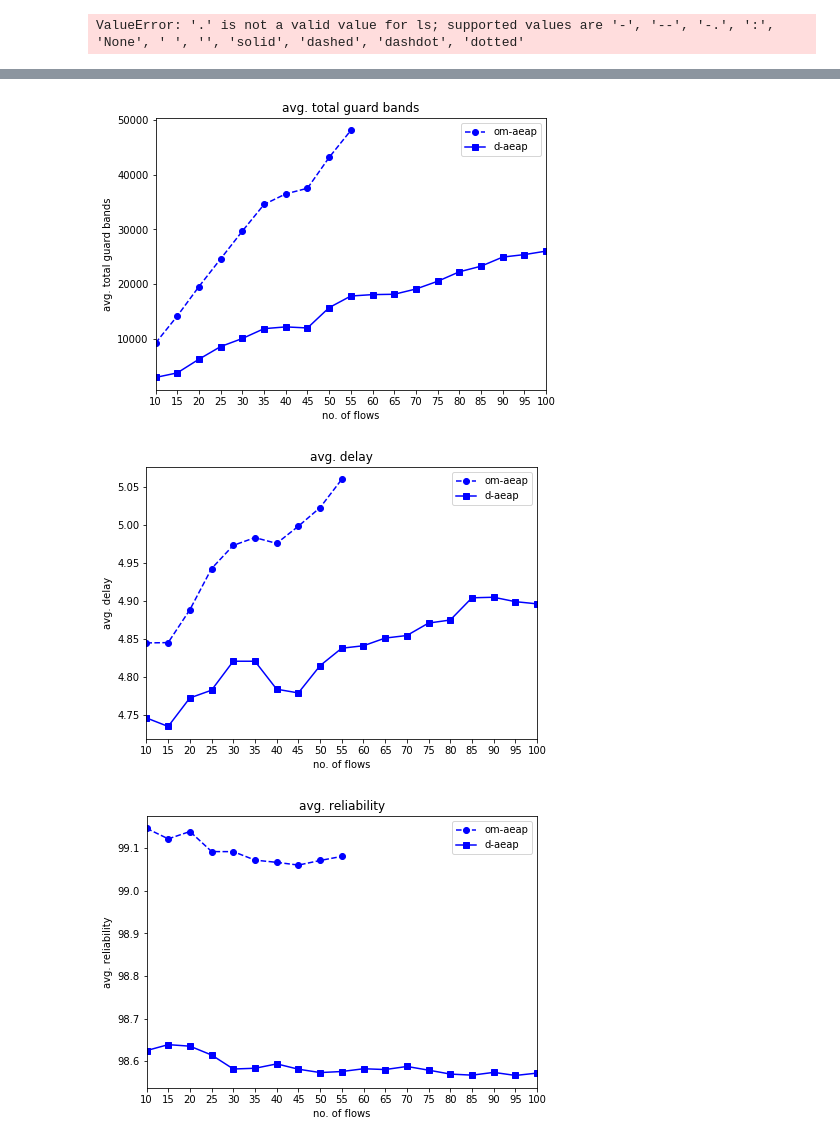
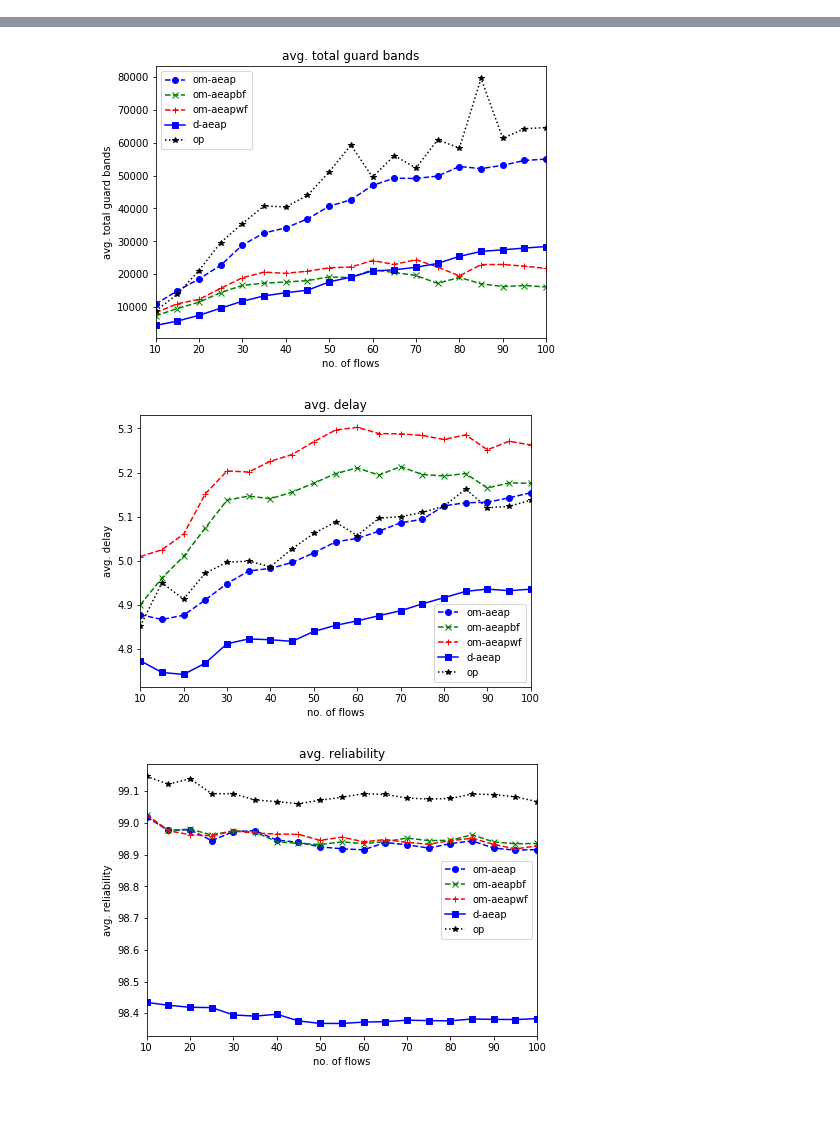
Before and after one commit to ZitaoLi/tsn_routing_scheduling, a Jupyter notebook: res/v_flow_size.ipynb, the cells around one changed output, grey strips where cells are left out. Saved outputs shown, nothing was run; the diff lists cells and outputs as text; code cells hidden in the pictures; blank space fills up the shorter version.

Commit message:
Visualization Scripts:modify; add

```diff
--- a/res/v_flow_size.ipynb
+++ b/res/v_flow_size.ipynb
@@ -22,13 +22,13 @@ filenames_dict = {
 }
 
 for filename in filenames:
-    if re.match(r'b.*(t1|t2).*(ba|rrg).*backtracking.*aeap\.csv', filename):
+    if re.match(r'b.*(t1|t2).*(ba|rrg|er).*backtracking.*aeap\.csv', filename):
         filenames_dict['om-aeap'].append(filename)
-    elif re.match(r'b.*(t1|t2).*(ba|rrg).*backtracking.*aeapbf\.csv', filename):
+    elif re.match(r'b.*(t1|t2).*(ba|rrg|er).*backtracking.*aeapbf\.csv', filename):
         filenames_dict['om-aeapbf'].append(filename)
-    elif re.match(r'b.*(t1|t2).*(ba|rrg).*backtracking.*aeapwf\.csv', filename):
+    elif re.match(r'b.*(t1|t2).*(ba|rrg|er).*backtracking.*aeapwf\.csv', filename):
         filenames_dict['om-aeapwf'].append(filename)
-    elif re.match(r'b.*(t1|t2).*(ba|rrg).*dijkstra.*aeap\.csv', filename):
+    elif re.match(r'b.*(t1|t2).*(ba|rrg|er).*dijkstra.*aeap\.csv', filename):
         filenames_dict['d-aeap'].append(filename)
     # elif re.match(r'b.*t1.*dijkstra.*aeapbf\.csv', filename):
     #     filenames_dict['d-aeapbf'].append(filename)
@@ -95,6 +95,7 @@ for alias, filenames in filenames_dict.items():
                 delay_list.append(int(line[12]))
                 reliability_list.append(float(line[11]))
                 quality_list.append(float(line[0]) - float(line[3]) + float(line[7]) / 100)
+                # quality_list.append(float(line[3]) - float(line[7]) / 100)
                 all_no_of_flow_dict[alias].append(no_of_flow_list)
                 all_no_of_available_flows_dict[alias].append(no_of_available_flows_list)
                 all_max_load_dict[alias].append(max_load_list)
@@ -127,7 +128,8 @@ for alias in filenames_dict.keys():
     avg_quality_array = all_quality_array.mean(axis=1)
     # draw plot
     x = np.array(avg_no_of_flow_array)
-    tick_spacing = 5
+    # x = np.arange(11) * 10
+    tick_spacing = 10
     # markers = {'om-aeap': 'o', 'd-aeap': 'x', 'op': '+'}
     markers = {
         'om-aeap': 'o', 'om-aeapbf': 'x', 'om-aeapwf': '+',
@@ -142,7 +144,7 @@ for alias in filenames_dict.keys():
     linestyles = {
         'om-aeap': '--', 'om-aeapbf': '--', 'om-aeapwf': '--',
         'd-aeap': '-', 'd-aeapbf': '-.', 'd-aeapwf': '-.',
-        'op': '.',
+        'op': ':',
     }
     # no. of available flows
     ax_1.plot(x, avg_no_of_available_flows_array, label='{}'.format(alias),
@@ -213,4 +215,3 @@ for alias in filenames_dict.keys():
     ax_8.set_ylabel('relative quality')
     ax_8.legend()
 # %% [output]
-ValueError: '.' is not a valid value for ls; supported values are '-', '--', '-.', ':', 'None', ' ', '', 'solid', 'dashed', 'dashdot', 'dotted'
@@ -221,3 +222,3 @@ ValueError: '.' is not a valid value for ls; supported values are '-', '--', '-.
-[figure, old version]
+[figure, new version]
-[figure, old version]
+[figure, new version]
-[figure, old version]
+[figure, new version]
```
Also changed, not shown: parts of 1 cell of this notebook, 2 other files.
